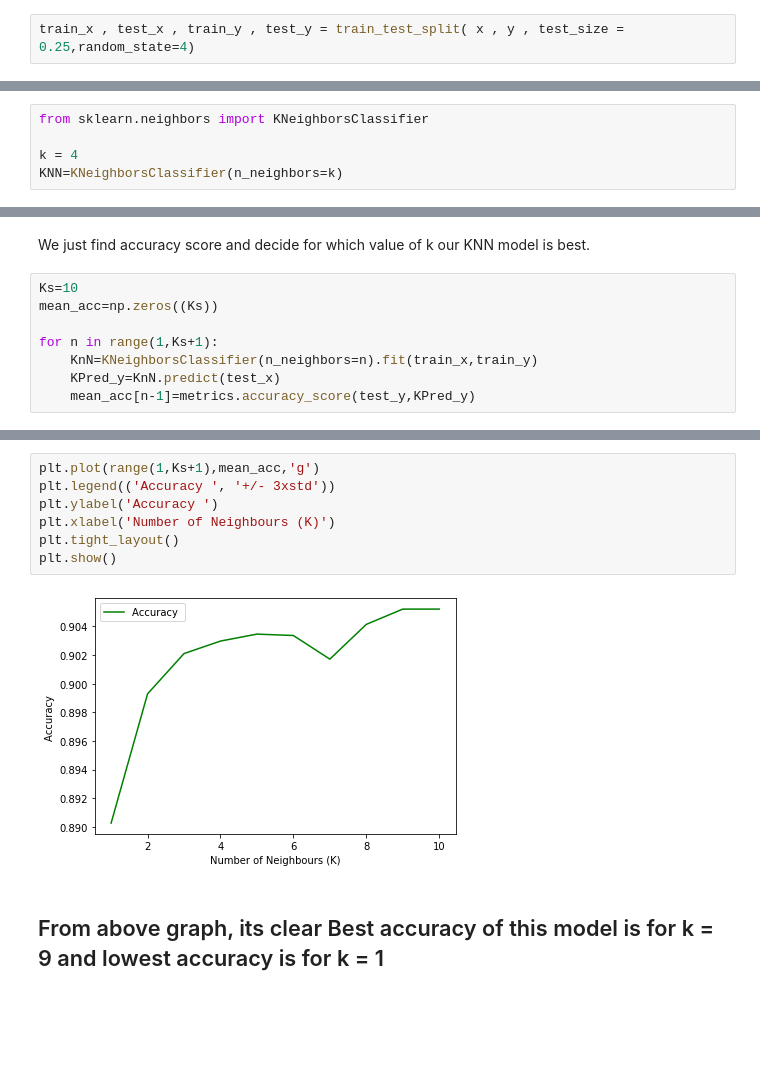
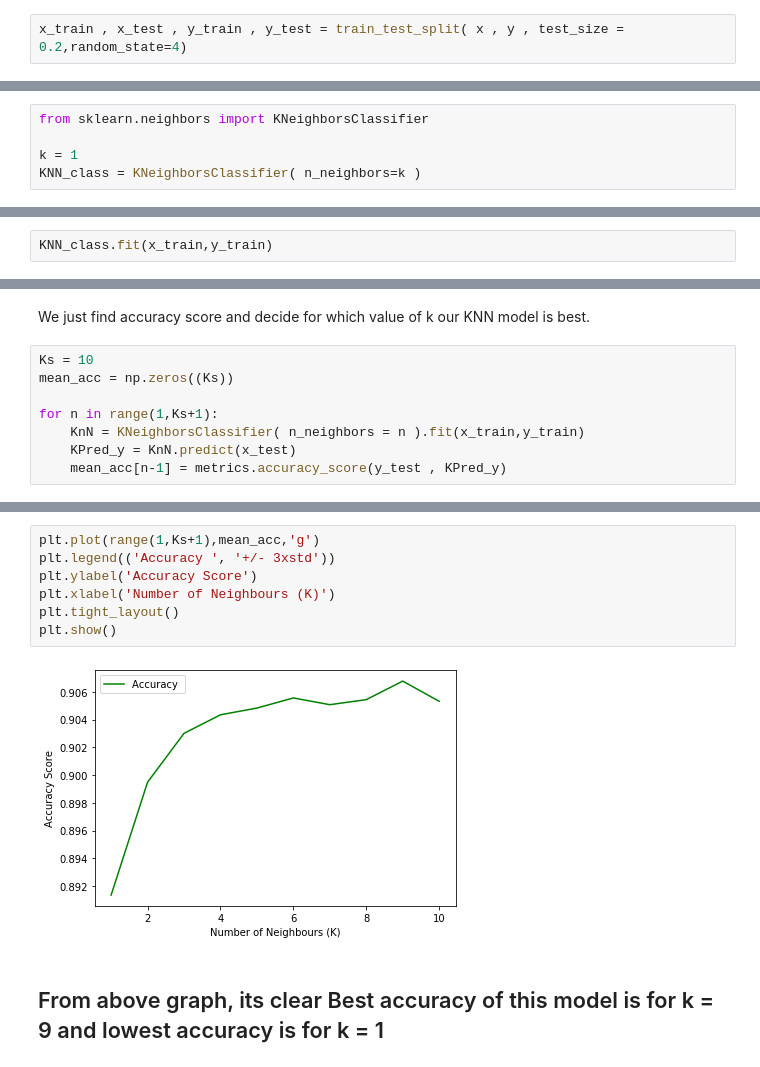
Before and after one commit to SSehrawat1720/ML-Projects, a Jupyter notebook: Predicting Client's choice to Subscribed a Term Deposit or not based on multiple feature by Different Classification Models.ipynb, the cells around one changed output, grey strips where cells are left out. Saved outputs shown, nothing was run; the diff lists cells and outputs as text; blank space fills up the shorter version.

```diff
--- a/Predicting Client's choice to Subscribed a Term Deposit or not based on multiple feature by Different Classification Models.ipynb
+++ b/Predicting Client's choice to Subscribed a Term Deposit or not based on multiple feature by Different Classification Models.ipynb
@@ -371,7 +384,7 @@ array([[ 0.37327189,  0.        ,  0.        ,  0.        ,  0.        ,
 # %% [markdown]
 ### Now we split our data in train and test using train_test_split function
 # %%
-train_x , test_x , train_y , test_y = train_test_split( x , y , test_size = 0.25,random_state=4)
+x_train , x_test , y_train , y_test = train_test_split( x , y , test_size = 0.2,random_state=4)
 # %%
 print("Size of Train and Test Varibales. ")
 print()
@@ -463,6 +461,6 @@ let k = 4
 # %%
 from sklearn.neighbors import KNeighborsClassifier
 
-k = 4
-KNN=KNeighborsClassifier(n_neighbors=k)
+k = 1
+KNN_class = KNeighborsClassifier( n_neighbors=k )
 # %% [markdown]
@@ -475,0 +468,2 @@ KNeighborsClassifier(algorithm='auto', leaf_size=30, metric='minkowski',
+# %%
+KNN_class.fit(x_train,y_train)
@@ -496,13 +491,13 @@ For better result we **repeat this algorithm for k = 1 to k = 10**
 # %% [markdown]
 We just find accuracy score and decide for which value of k our KNN model is best.
 # %%
-Ks=10
-mean_acc=np.zeros((Ks))
+Ks = 10
+mean_acc = np.zeros((Ks))
 
 for n in range(1,Ks+1):
-    KnN=KNeighborsClassifier(n_neighbors=n).fit(train_x,train_y)
-    KPred_y=KnN.predict(test_x)
-    mean_acc[n-1]=metrics.accuracy_score(test_y,KPred_y)
+    KnN = KNeighborsClassifier( n_neighbors = n ).fit(x_train,y_train)
+    KPred_y = KnN.predict(x_test)
+    mean_acc[n-1] = metrics.accuracy_score(y_test , KPred_y)
 # %%
 print(f"Mean Accuracy for k=1 to 10 : {mean_acc}")
 # %% [output]
@@ -515,12 +510,12 @@ The best accuracy is 0.9052151111974361 with k = 9
 # %%
 plt.plot(range(1,Ks+1),mean_acc,'g')
 plt.legend(('Accuracy ', '+/- 3xstd'))
-plt.ylabel('Accuracy ')
+plt.ylabel('Accuracy Score')
 plt.xlabel('Number of Neighbours (K)')
 plt.tight_layout()
 plt.show()
 # %% [output]
-[figure, old version]
+[figure, new version]
 # %% [markdown]
 ## From above graph, its clear Best accuracy of this model is for k = 9 and lowest accuracy is for k =  1
 # %% [markdown]
```
Also changed, not shown: parts of 192 cells of this notebook.
